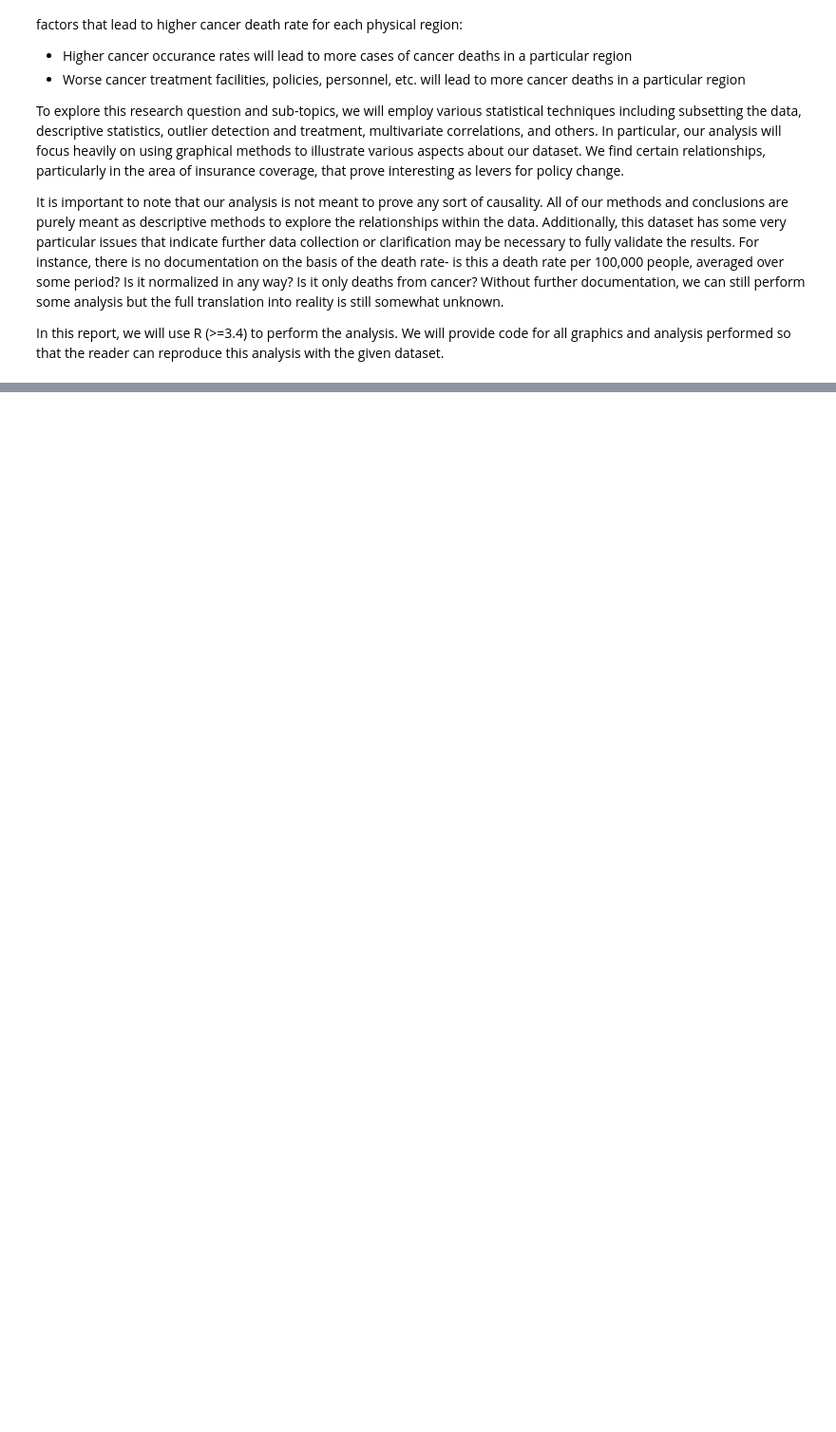
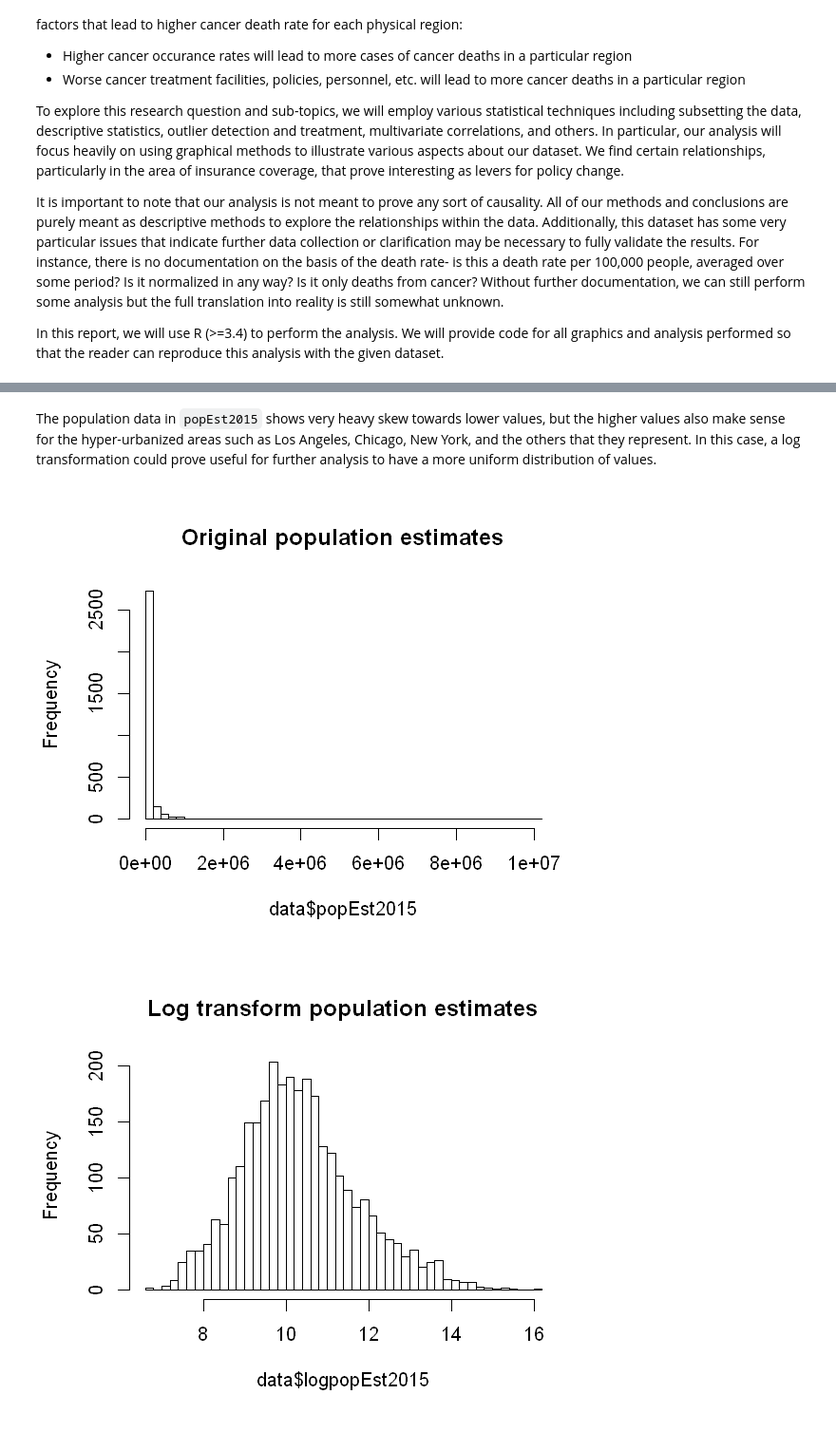
Before and after one commit to boudrejp/eda_lab, a Jupyter notebook: final report/final_report_jupyter.ipynb, the cells around one changed output, grey strips where cells are left out. Shown: that part at 95% size. Cells and saved outputs as stored; diff of their text form; code cells hidden in the pictures; blank space fills up the shorter version.

```diff
--- a/final report/final_report_jupyter.ipynb
+++ b/final report/final_report_jupyter.ipynb
@@ -22,0 +110,10 @@ In this report, we will use R (>=3.4) to perform the analysis. We will provide c
+# %% [markdown]
+The population data in `popEst2015` shows very heavy skew towards lower values, but the higher values also make sense for the hyper-urbanized areas such as Los Angeles, Chicago, New York, and the others that they represent. In this case, a log transformation could prove useful for further analysis to have a more uniform distribution of values.
+# %%
+hist(data$popEst2015, , breaks = 50, main = "Original population estimates")
+
+data$logpopEst2015 <- log(data$popEst2015)
+hist(data$logpopEst2015, breaks = 50, main = "Log transform population estimates")
+# %% [output]
+[figure, added]
+[figure, added]
```
Also changed, not shown: parts of 14 cells of this notebook.
